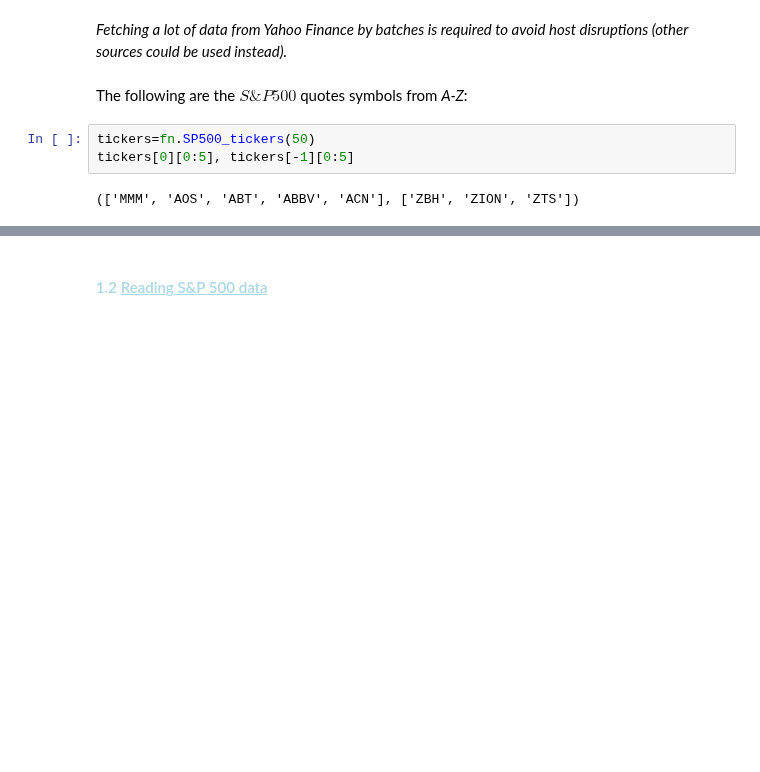
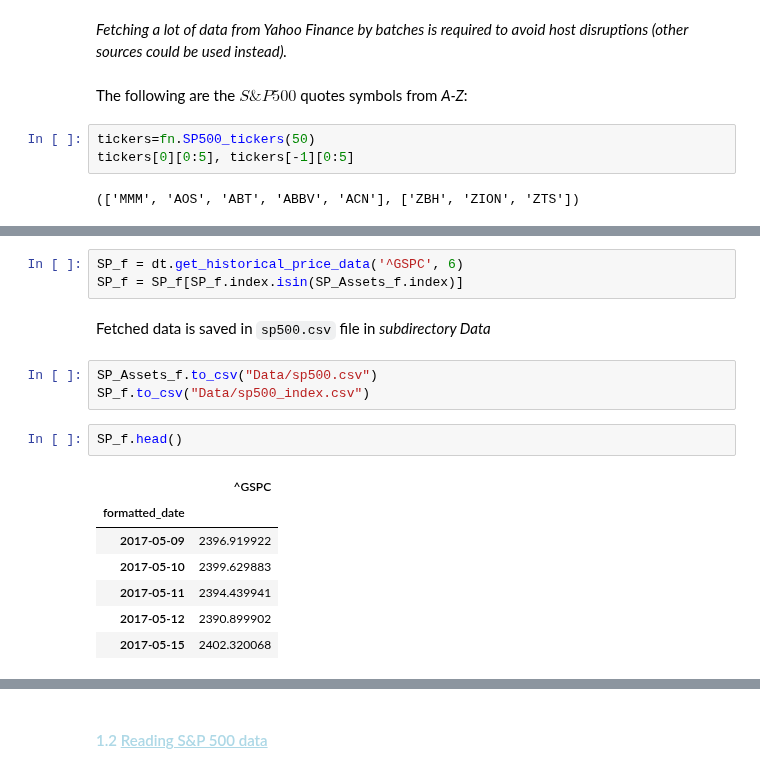
Before and after one commit to EMarquez7/Examen-de-Simulaci-n-2, a Jupyter notebook: Optimization.ipynb, the cells around one changed output, grey strips where cells are left out. Drawn from its saved outputs; the diff is of its cells as text; blank space fills up the shorter version.

```diff
--- a/Optimization.ipynb
+++ b/Optimization.ipynb
@@ -133,0 +108,18 @@ data.tail()
+# %%
+SP_f = dt.get_historical_price_data('^GSPC', 6)
+SP_f = SP_f[SP_f.index.isin(SP_Assets_f.index)]
+# %% [markdown]
+Fetched data is saved in `sp500.csv` file in *subdirectory Data*
+# %%
+SP_Assets_f.to_csv("Data/sp500.csv")
+SP_f.to_csv("Data/sp500_index.csv")
+# %%
+SP_f.head()
+# %% [output]
+|  | ^GSPC |
+| formatted_date |  |
+| 2017-05-09 | 2396.919922 |
+| 2017-05-10 | 2399.629883 |
+| 2017-05-11 | 2394.439941 |
+| 2017-05-12 | 2390.899902 |
+| 2017-05-15 | 2402.320068 |
```
Also changed, not shown: parts of 19 cells of this notebook, 2 other files.
